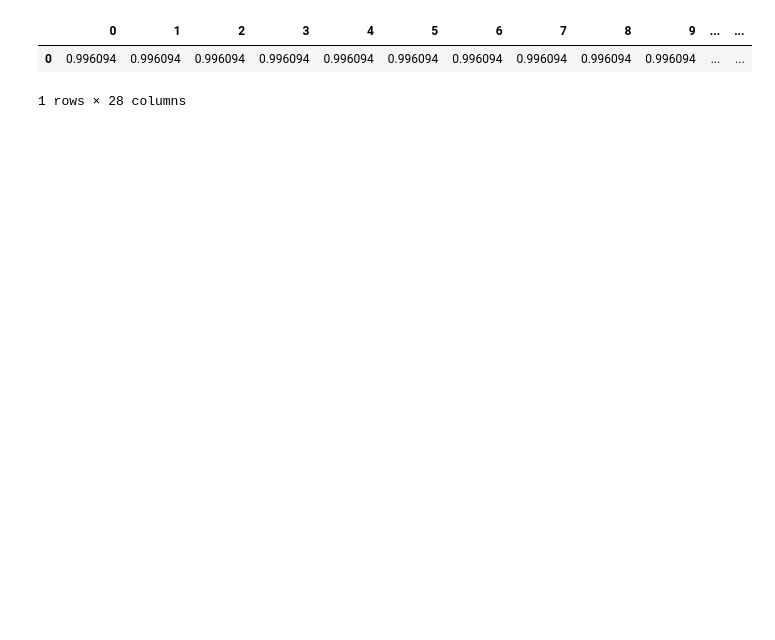
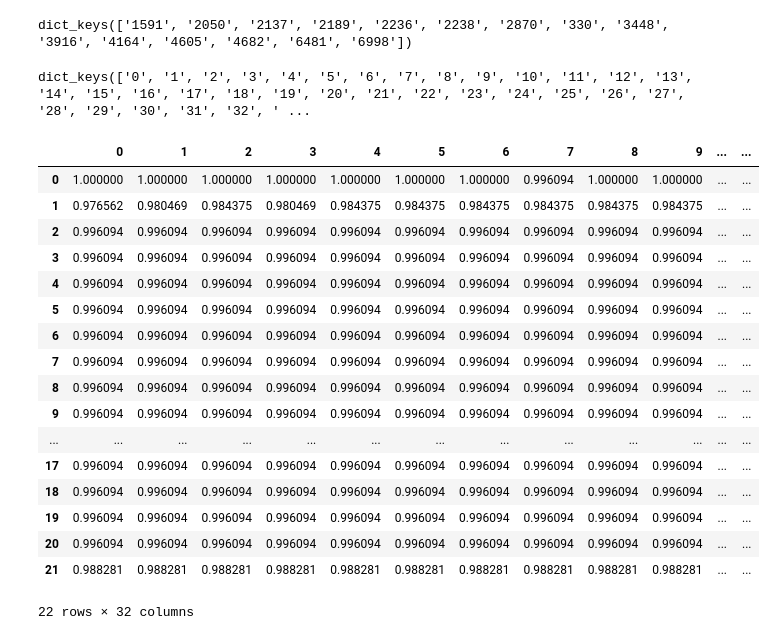
Before and after one commit to pr33t-commits/thought-anchors, a Jupyter notebook: whitebox-analyses/residual_stream_analysis/temp.ipynb, the cells around one changed output. Saved outputs shown, nothing was run; the diff lists cells and outputs as text; code cells hidden in the pictures; blank space fills up the shorter version.

```diff
--- a/whitebox-analyses/residual_stream_analysis/temp.ipynb
+++ b/whitebox-analyses/residual_stream_analysis/temp.ipynb
@@ -3,11 +3,34 @@ import json
 # %%
 with open("Results/deep_thinking_tokens_distances.json") as f:
     data = json.load(f)
+# %%
+data.keys()
+# %% [output]
+dict_keys(['1591', '2050', '2137', '2189', '2236', '2238', '2870', '330', '3448', '3916', '4164', '4605', '4682', '6481', '6998'])
+# %%
+data['1591'].keys()
+# %% [output]
+dict_keys(['0', '1', '2', '3', '4', '5', '6', '7', '8', '9', '10', '11', '12', '13', '14', '15', '16', '17', '18', '19', '20', '21', '22', '23', '24', '25', '26', '27', '28', '29', '30', '31', '32', ' ...
 # %%
-import pandas as pd
-pd.DataFrame(data['1923']['2'])
+
+pd.DataFrame(data['1591']['2'])
 # %% [output]
 |  | 0 | 1 | 2 | 3 | 4 | 5 | 6 | 7 | 8 | 9 | ... | ... |
-| 0 | 0.996094 | 0.996094 | 0.996094 | 0.996094 | 0.996094 | 0.996094 | 0.996094 | 0.996094 | 0.996094 | 0.996094 | ... | ... |
+| 0 | 1.000000 | 1.000000 | 1.000000 | 1.000000 | 1.000000 | 1.000000 | 1.000000 | 0.996094 | 1.000000 | 1.000000 | ... | ... |
+| 1 | 0.976562 | 0.980469 | 0.984375 | 0.980469 | 0.984375 | 0.984375 | 0.984375 | 0.984375 | 0.984375 | 0.984375 | ... | ... |
+| 2 | 0.996094 | 0.996094 | 0.996094 | 0.996094 | 0.996094 | 0.996094 | 0.996094 | 0.996094 | 0.996094 | 0.996094 | ... | ... |
+| 3 | 0.996094 | 0.996094 | 0.996094 | 0.996094 | 0.996094 | 0.996094 | 0.996094 | 0.996094 | 0.996094 | 0.996094 | ... | ... |
+| 4 | 0.996094 | 0.996094 | 0.996094 | 0.996094 | 0.996094 | 0.996094 | 0.996094 | 0.996094 | 0.996094 | 0.996094 | ... | ... |
+| 5 | 0.996094 | 0.996094 | 0.996094 | 0.996094 | 0.996094 | 0.996094 | 0.996094 | 0.996094 | 0.996094 | 0.996094 | ... | ... |
+| 6 | 0.996094 | 0.996094 | 0.996094 | 0.996094 | 0.996094 | 0.996094 | 0.996094 | 0.996094 | 0.996094 | 0.996094 | ... | ... |
+| 7 | 0.996094 | 0.996094 | 0.996094 | 0.996094 | 0.996094 | 0.996094 | 0.996094 | 0.996094 | 0.996094 | 0.996094 | ... | ... |
+| 8 | 0.996094 | 0.996094 | 0.996094 | 0.996094 | 0.996094 | 0.996094 | 0.996094 | 0.996094 | 0.996094 | 0.996094 | ... | ... |
+| 9 | 0.996094 | 0.996094 | 0.996094 | 0.996094 | 0.996094 | 0.996094 | 0.996094 | 0.996094 | 0.996094 | 0.996094 | ... | ... |
+| ... | ... | ... | ... | ... | ... | ... | ... | ... | ... | ... | ... | ... |
+| 17 | 0.996094 | 0.996094 | 0.996094 | 0.996094 | 0.996094 | 0.996094 | 0.996094 | 0.996094 | 0.996094 | 0.996094 | ... | ... |
+| 18 | 0.996094 | 0.996094 | 0.996094 | 0.996094 | 0.996094 | 0.996094 | 0.996094 | 0.996094 | 0.996094 | 0.996094 | ... | ... |
+| 19 | 0.996094 | 0.996094 | 0.996094 | 0.996094 | 0.996094 | 0.996094 | 0.996094 | 0.996094 | 0.996094 | 0.996094 | ... | ... |
+| 20 | 0.996094 | 0.996094 | 0.996094 | 0.996094 | 0.996094 | 0.996094 | 0.996094 | 0.996094 | 0.996094 | 0.996094 | ... | ... |
+| 21 | 0.988281 | 0.988281 | 0.988281 | 0.988281 | 0.988281 | 0.988281 | 0.988281 | 0.988281 | 0.988281 | 0.988281 | ... | ... |
-1 rows × 28 columns
+22 rows × 32 columns
 # %%
```
Also changed, not shown: parts of 10 cells of this notebook, 5 other files.
